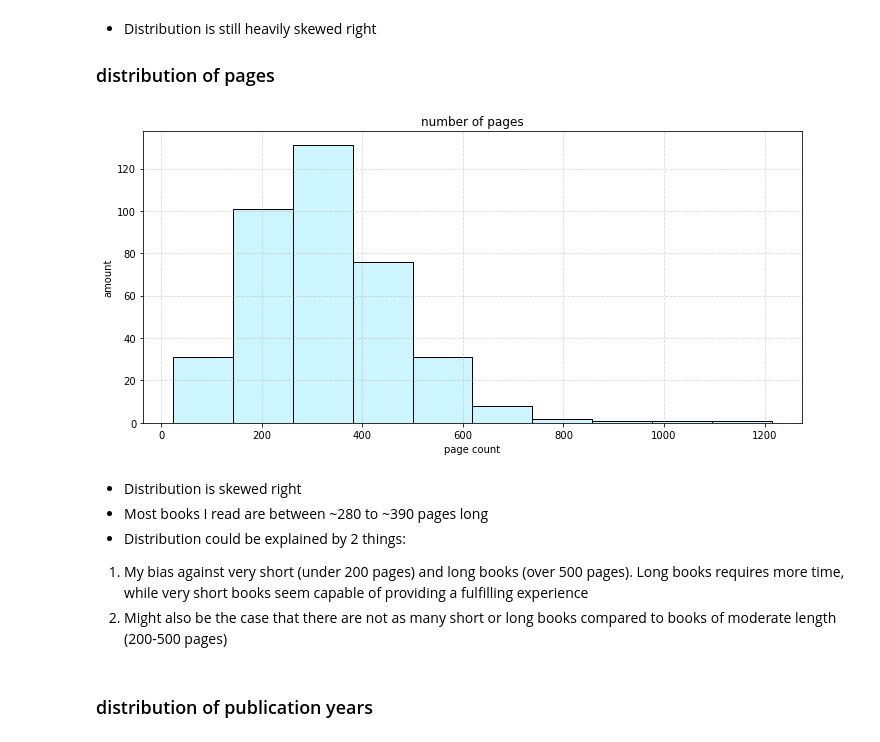
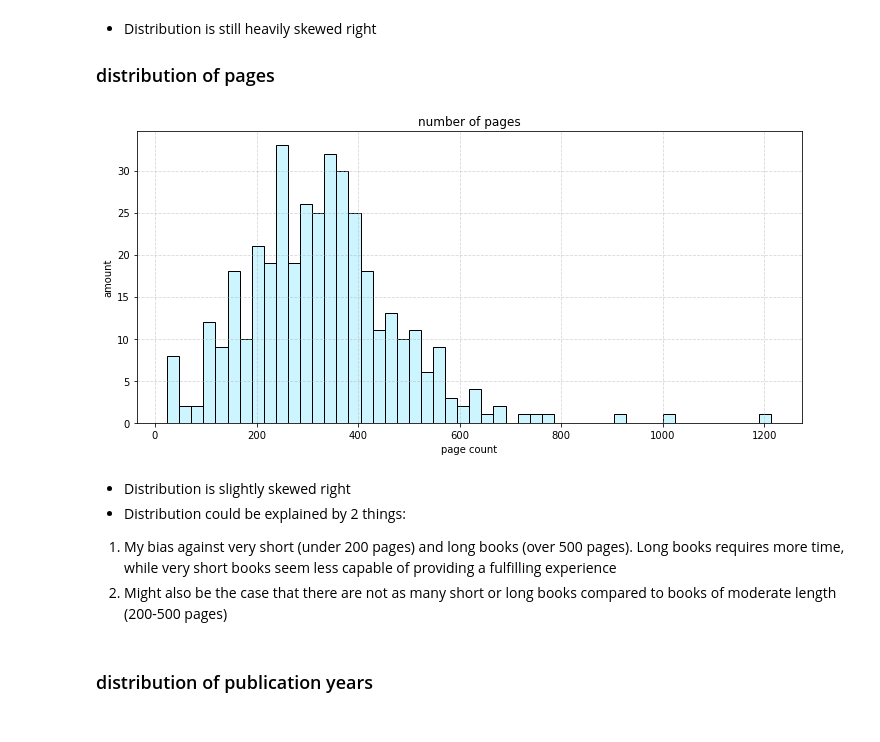
Before and after one commit to jmyh19/Data-Analysis-Projects, a Jupyter notebook: (EDA) My Read Books.ipynb, the cells around one changed output. Drawn from its saved outputs; the diff is of its cells as text; code cells hidden in the pictures.

```diff
--- a/(EDA) My Read Books.ipynb
+++ b/(EDA) My Read Books.ipynb
@@ -244,18 +244,17 @@ plt.tight_layout()
 ### distribution of pages
 # %%
 plt.figure(figsize=(10,5))
-books['number of pages'].plot.hist(title='number of pages', color=(204/255, 245/255, 255/255,1), edgecolor='black')
+books['number of pages'].plot.hist(bins = 50, title='number of pages', color=(204/255, 245/255, 255/255,1), edgecolor='black')
 plt.grid(alpha=0.5, linestyle='--')
 plt.xlabel('page count')
 plt.ylabel('amount')
 plt.tight_layout()
 # %% [output]
-[figure, old version]
+[figure, new version]
 # %% [markdown]
-* Distribution is skewed right
-* Most books I read are between ~280 to ~390 pages long
+* Distribution is slightly skewed right
 * Distribution could be explained by 2 things:
-1. My bias against very short (under 200 pages) and long books (over 500 pages). Long books requires more time, while very short books seem capable of providing a fulfilling experience
+1. My bias against very short (under 200 pages) and long books (over 500 pages). Long books requires more time, while very short books seem less capable of providing a fulfilling experience
 2. Might also be the case that there are not as many short or long books compared to  books of moderate length (200-500 pages)
 # %% [markdown]
 ### distribution of publication years
```
Also changed, not shown: parts of 26 cells of this notebook.
